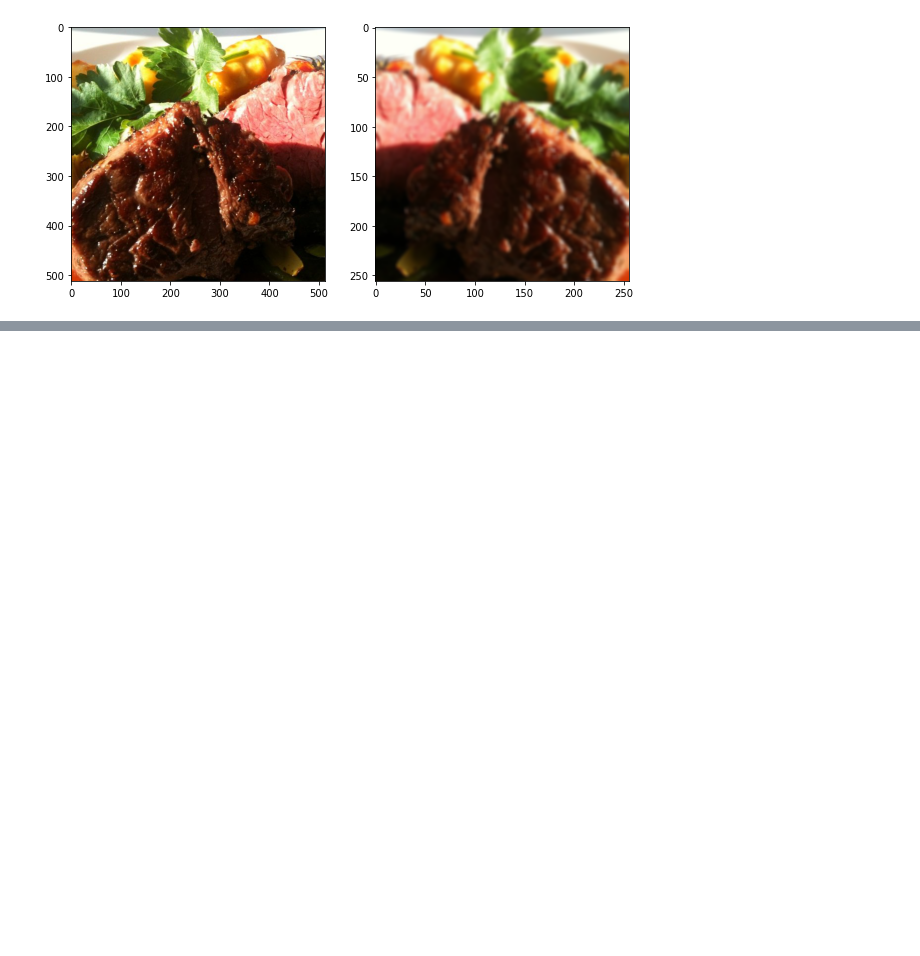
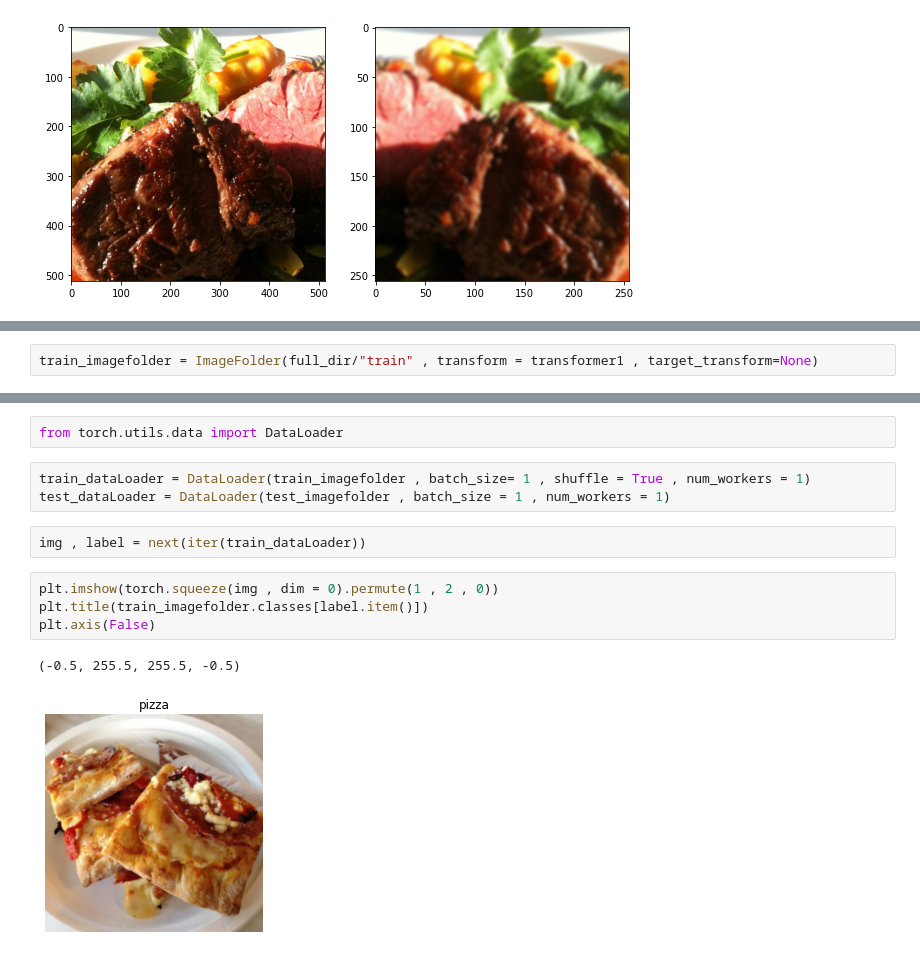
Before and after one commit to mohammadAliMkh/Pytorch, a Jupyter notebook: MiniFoodVision.ipynb, the cells around one changed output, grey strips where cells are left out. Saved outputs shown, nothing was run; the diff lists cells and outputs as text; blank space fills up the shorter version.

Commit message:
load images from files and make them into dataLoader

```diff
--- a/MiniFoodVision.ipynb
+++ b/MiniFoodVision.ipynb
@@ -146,0 +149,2 @@ plt.imshow(img)
+# %%
+train_imagefolder = ImageFolder(full_dir/"train" , transform = transformer1 , target_transform=None)
@@ -146,0 +173,14 @@ plt.imshow(img)
+# %%
+from torch.utils.data import DataLoader
+# %%
+train_dataLoader = DataLoader(train_imagefolder , batch_size= 1 , shuffle = True , num_workers = 1)
+test_dataLoader = DataLoader(test_imagefolder , batch_size = 1 , num_workers = 1)
+# %%
+img , label = next(iter(train_dataLoader))
+# %%
+plt.imshow(torch.squeeze(img , dim = 0).permute(1 , 2 , 0))
+plt.title(train_imagefolder.classes[label.item()])
+plt.axis(False)
+# %% [output]
+(-0.5, 255.5, 255.5, -0.5)
+[figure, added]
```
Also changed, not shown: parts of 4 cells of this notebook.
